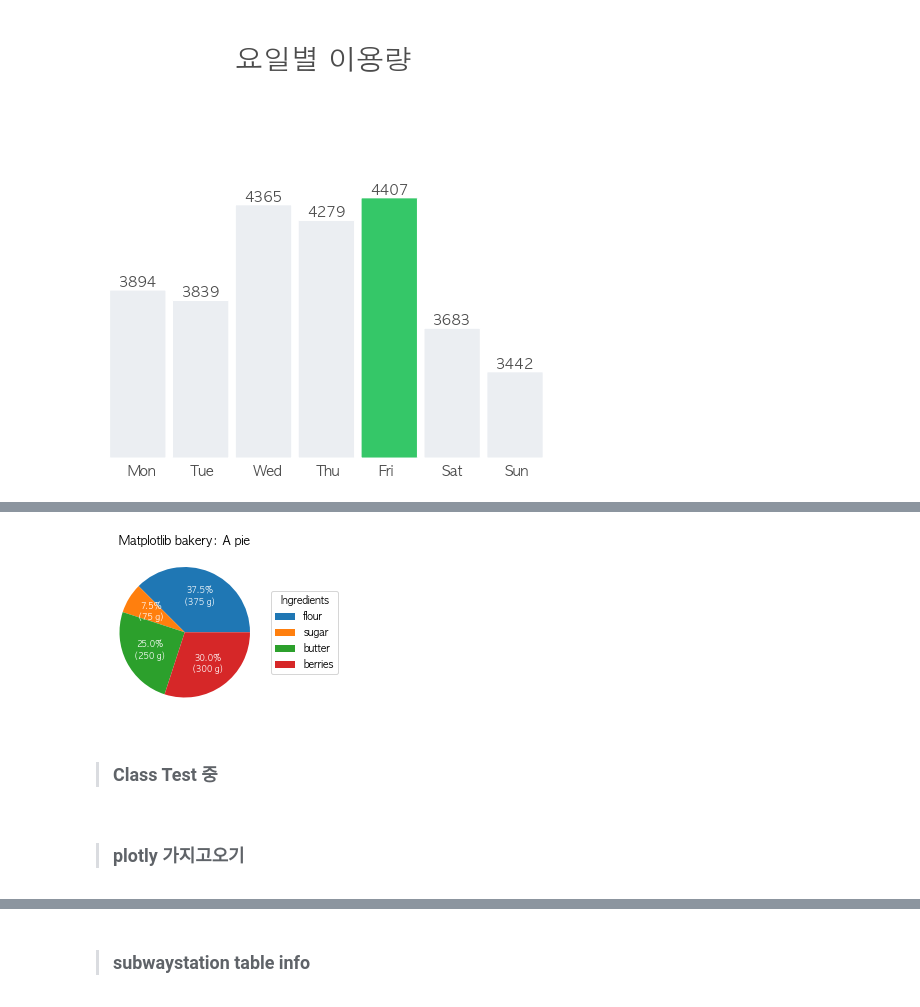
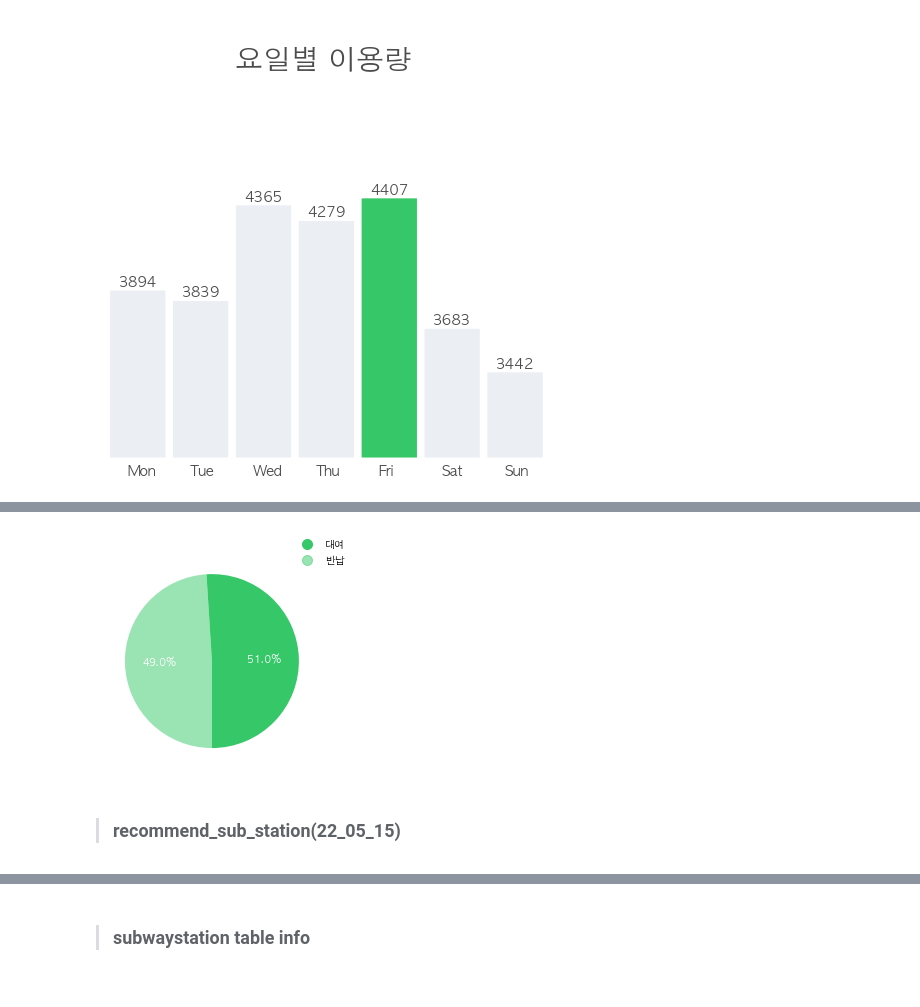
Before and after one commit to yangoos57/seoulBikeProject, a Jupyter notebook: dashboard/plots.ipynb, the cells around one changed output, grey strips where cells are left out. Cells and saved outputs as stored; diff of their text form; code cells hidden in the pictures.

```diff
--- a/dashboard/plots.ipynb
+++ b/dashboard/plots.ipynb
@@ -190,37 +200,0 @@ plt.axis('off')
-# %%
-def total_rent(filtered_data) :
-    # 데이터 정제
-    a = len(filtered_data[1])
-    b = len(filtered_data[2])
-    percent = int(a / (a + b) * 100)
-
-    fig, ax = plt.subplots(figsize=(6, 3), subplot_kw=dict(aspect="equal"))
-
-    recipe = ["375 g flour",
-            "75 g sugar",
-            "250 g butter",
-            "300 g berries"]
-
-    data = [float(x.split()[0]) for x in recipe]
-    ingredients = [x.split()[-1] for x in recipe]
-
-
-    def func(pct, allvals):
-        absolute = int(np.round(pct/100.*np.sum(allvals)))
-        return "{:.1f}%\n({:d} g)".format(pct, absolute)
-
-
-    wedges, texts, autotexts = ax.pie(data, autopct=lambda pct: func(pct, data),
-                                    textprops=dict(color="w"))
-
-    plt.setp(autotexts, size=8, weight="bold")
-
-    ax.set_title("Matplotlib bakery: A pie")
-
-    plt.show()
-
-total_rent(test_data)
-# %% [output]
-[figure, removed]
-# %% [markdown]
-> ### Class Test 중
@@ -313,3 +201,22 @@ near_sub = pd.read_csv(
-# %% [markdown]
-> ### plotly 가지고오기
+# %%
+def total_rent(filtered_data) :
+    # 데이터 정제
+    a = len(filtered_data[1])
+    b = len(filtered_data[2])
+    percent = int(a / (a + b) * 100)
+
+    ratio = [percent, 100-percent]
+    colors = ['#35C768','#35c76880']
+    plt.pie(ratio,startangle=270, autopct='%.1f%%',colors=colors, textprops=dict(color="w"))
+    # plt.legend(['대여','반납'], bbox_to_anchor=(1,1), borderpad=0, framealpha=0) ## 범례 표시
+    texts = ["대여", "반납"]
+    patches = [plt.plot([],[], marker="o", ms=10, ls="", mec=None, color=colors[i],
+            label="{:s}".format(texts[i]) )[0]  for i in range(len(texts)) ]
+    plt.legend(handles=patches, bbox_to_anchor=(1, 1),
+           loc='center', facecolor="white", framealpha=0 )
+total_rent(test_data)
+# %% [output]
+[figure, added]
+# %% [markdown]
+> ### recommend_sub_station(22_05_15)
 # %%
```
Also changed, not shown: parts of 15 cells of this notebook, 5 other files.
